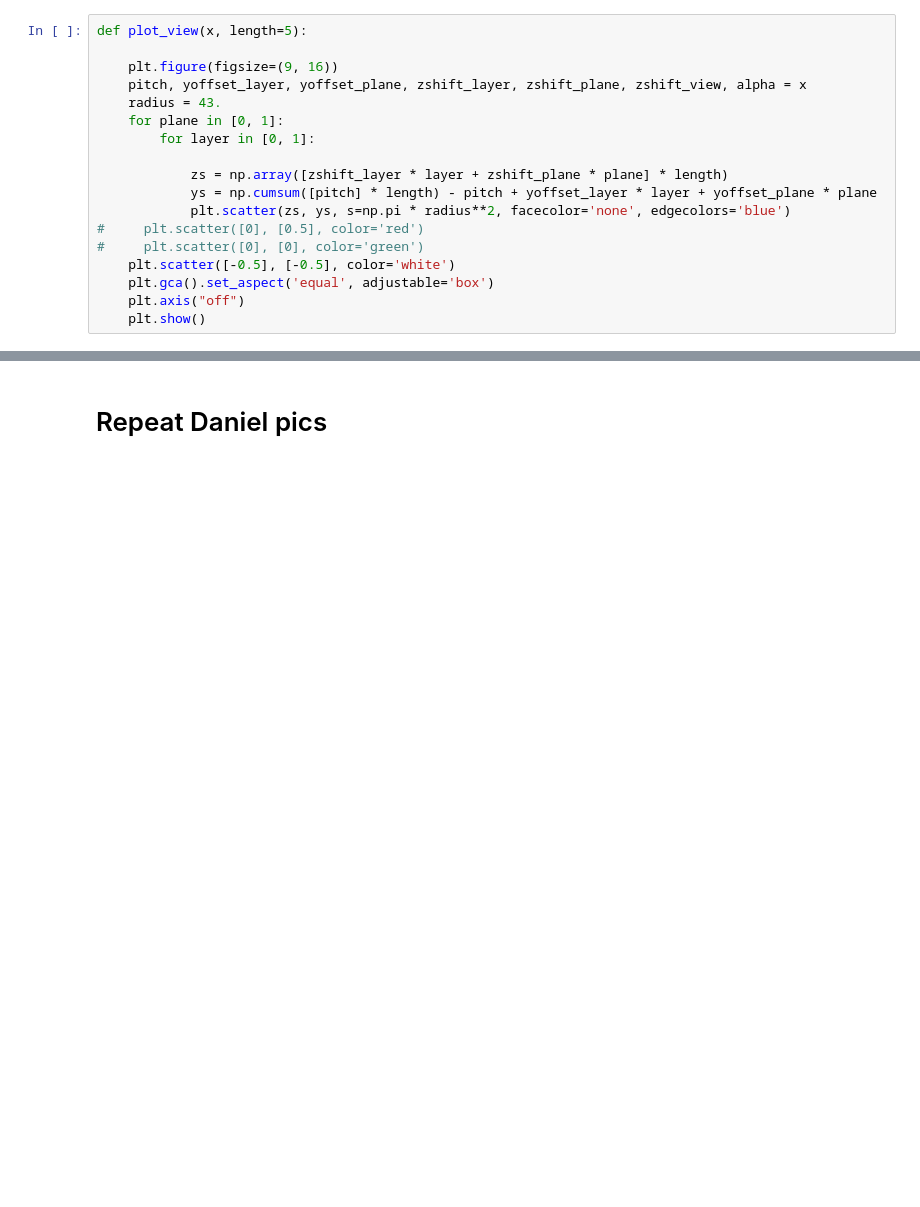
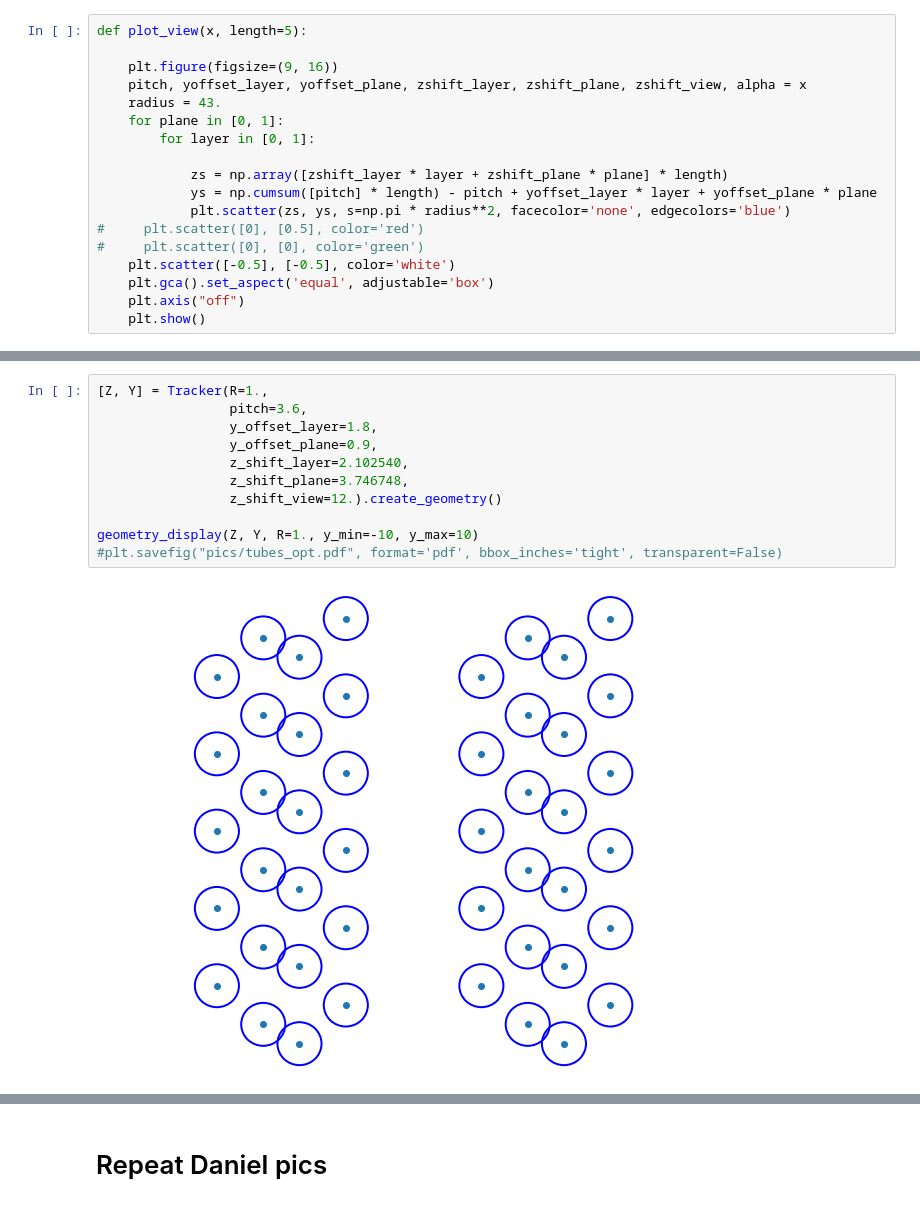
Before and after one commit to hushchyn-mikhail/ShipOpt2, a Jupyter notebook: PatternRecognitionOptimization/Analysis.ipynb, the cells around one changed output, grey strips where cells are left out. Drawn from its saved outputs; the diff is of its cells as text; blank space fills up the shorter version.

```diff
--- a/PatternRecognitionOptimization/Analysis.ipynb
+++ b/PatternRecognitionOptimization/Analysis.ipynb
@@ -146,0 +279,13 @@ plot_view([  3.6       ,   1.8       ,   3.2,   1.6       ,
+# %%
+[Z, Y] = Tracker(R=1.,
+                 pitch=3.6,
+                 y_offset_layer=1.8,
+                 y_offset_plane=0.9,
+                 z_shift_layer=2.102540,
+                 z_shift_plane=3.746748,
+                 z_shift_view=12.).create_geometry()
+
+geometry_display(Z, Y, R=1., y_min=-10, y_max=10)
+#plt.savefig("pics/tubes_opt.pdf", format='pdf', bbox_inches='tight', transparent=False)
+# %% [output]
+[figure, added]
```
Also changed, not shown: parts of 24 cells of this notebook, 4 other files.
